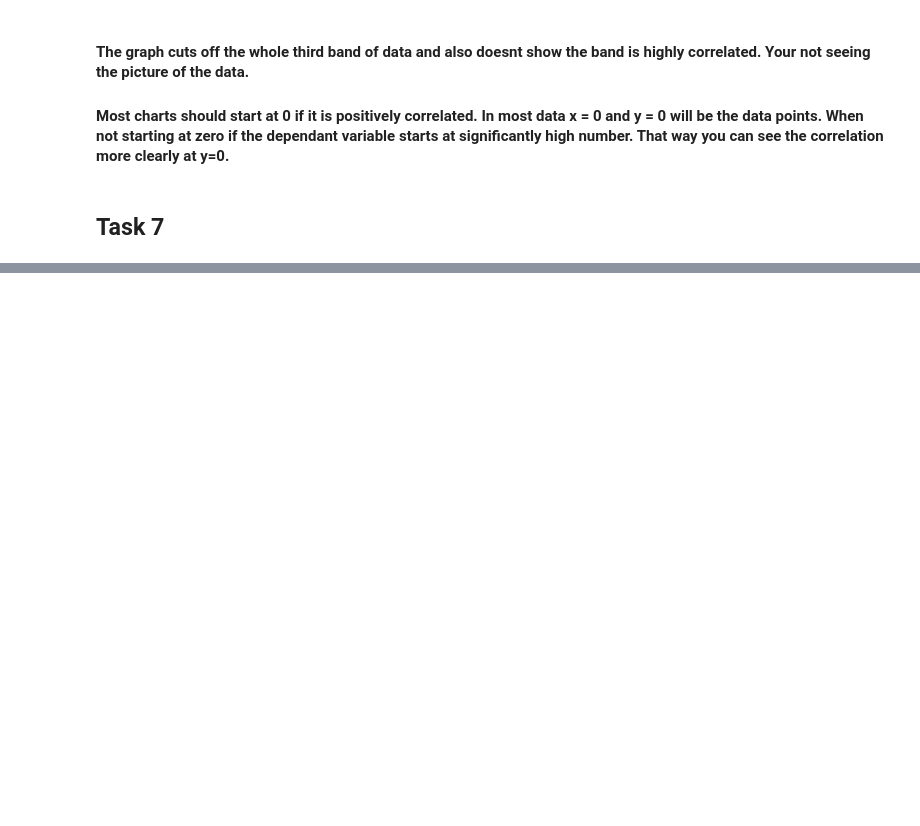
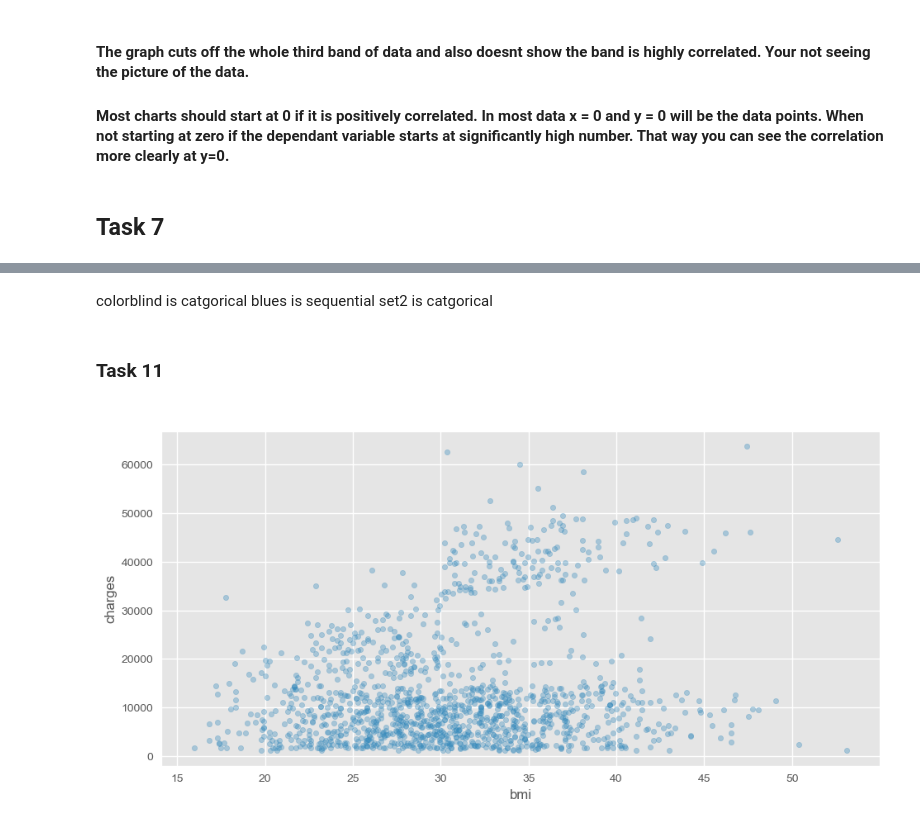
Before and after one commit to russellcha1/Plot-Customization-Exercise, a Jupyter notebook: Plot_Customization.ipynb, the cells around one changed output, grey strips where cells are left out. Saved outputs shown, nothing was run; the diff lists cells and outputs as text; code cells hidden in the pictures; blank space fills up the shorter version.

```diff
--- a/Plot_Customization.ipynb
+++ b/Plot_Customization.ipynb
@@ -172,0 +209,20 @@ plt.show()
+# %% [markdown]
+colorblind is catgorical
+blues is sequential
+set2 is catgorical
+# %% [markdown]
+### Task 11
+# %%
+ax = df.plot(
+    kind='scatter',
+    x='bmi',
+    y='charges',
+    figsize=(10, 5),
+    alpha=0.35
+)
+plt.title("Charges by BMI")
+plt.ylabel("charges")
+plt.xlabel("bmi")
+plt.show()
+# %% [output]
+[figure, added]
```
Also changed, not shown: parts of 33 cells of this notebook, 1 other file.
